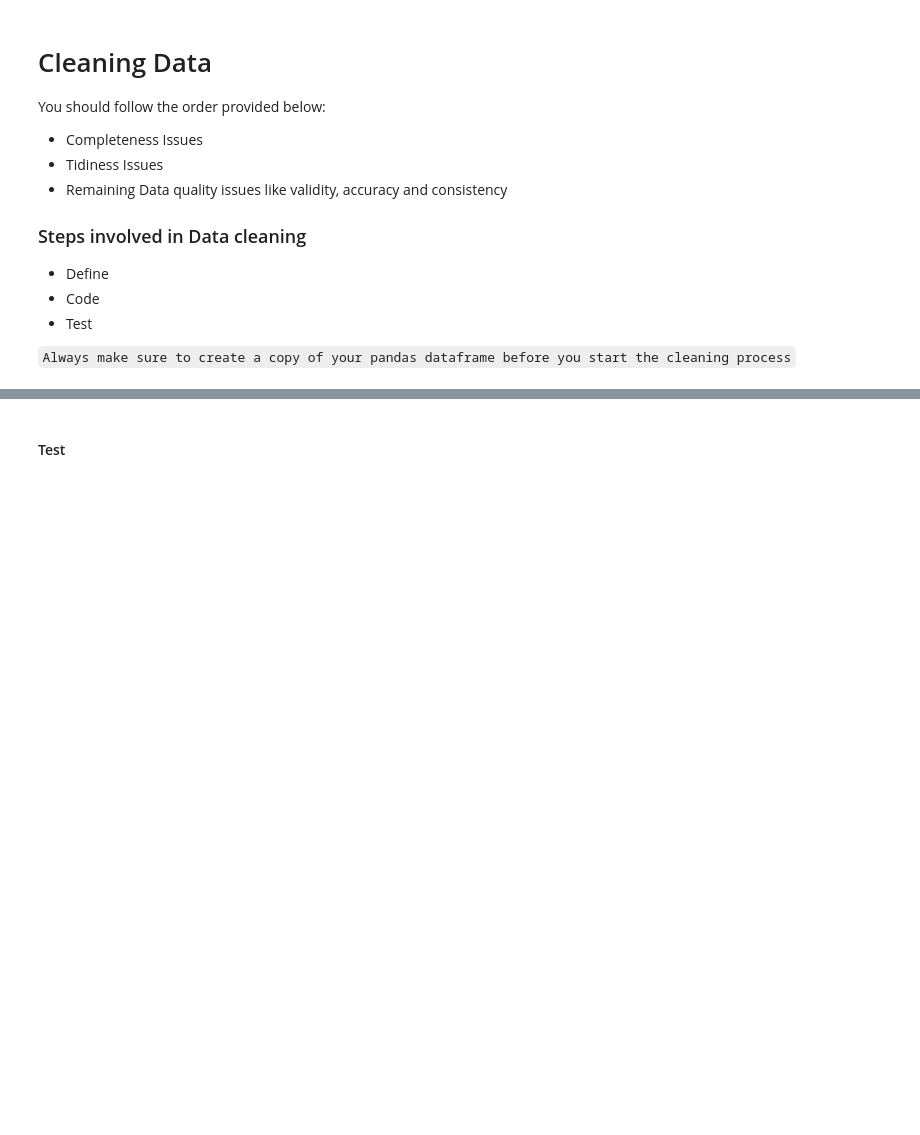
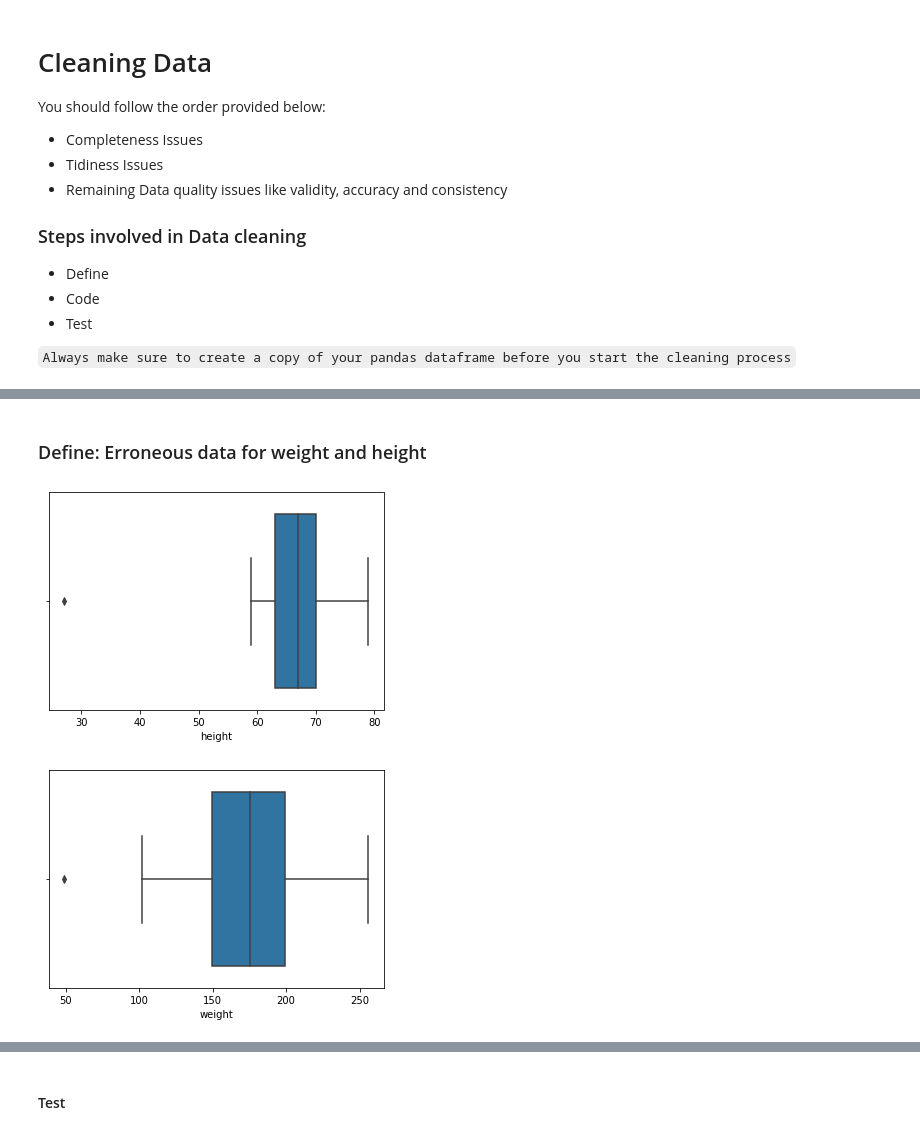
Before and after one commit to Ritayan-Dhara/Data-Wrangling, a Jupyter notebook: Data_Wrangling_Assignment.ipynb, the cells around one changed output, grey strips where cells are left out. Drawn from its saved outputs; the diff is of its cells as text; code cells hidden in the pictures; blank space fills up the shorter version.

Commit message:
Data_Wrangling_Assignment

```diff
--- a/Data_Wrangling_Assignment.ipynb
+++ b/Data_Wrangling_Assignment.ipynb
@@ -349,0 +393,3 @@ treatment_cut_copy=treatment_cut.copy()
+# %%
+patients_copy.replace(to_replace =["New York","California", "Illinois","Nebraska","Florida"],
+                            value =["NY","CA","IL","NE","FL"],inplace=True)
@@ -351,0 +440,10 @@ treatment_cut_copy=treatment_cut.copy()
+# %% [markdown]
+### Define: Erroneous data for weight and height
+# %%
+sns.boxplot(patients_copy['height'])
+plt.show()
+sns.boxplot(patients_copy['weight'])
+plt.show()
+# %% [output]
+[figure, added]
+[figure, added]
```
Also changed, not shown: parts of 121 cells of this notebook.
